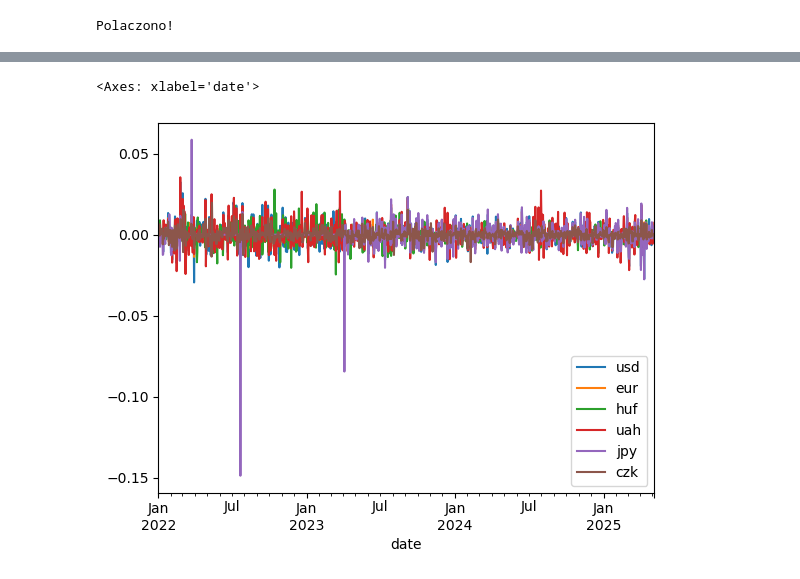
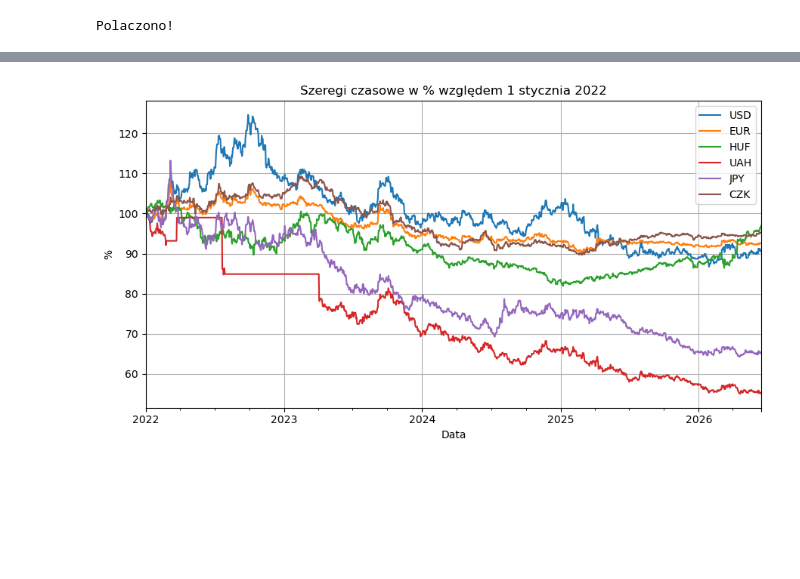
Before and after one commit to dradamm8/ExchangeRatesAnalysis, a Jupyter notebook: notebooks/projekt.ipynb, the cells around one changed output, grey strips where cells are left out. Drawn from its saved outputs; the diff is of its cells as text; code cells hidden in the pictures; blank space fills up the shorter version.

```diff
--- a/notebooks/projekt.ipynb
+++ b/notebooks/projekt.ipynb
@@ -43,5 +47,19 @@ df
+# %%
+codes = ['usd', 'eur', 'huf', 'uah', 'jpy', 'czk']
+codes_upp = []
+for i in range(6):
+    codes_upp.append(codes[i].upper())
 # %%
-(df.diff() / df).plot()
+perc_df = (df / df.iloc[0] * 100)
+
+fig, ax = plt.subplots(1, 1, figsize = (9,5), facecolor = 'white', tight_layout = True)
+
+perc_df.plot(ax = ax).legend(labels = codes_upp)
+plt.title("Szeregi czasowe w % względem 1 stycznia 2022")
+plt.xlabel("Data")
+plt.ylabel("%")
+plt.grid(visible = True)
+
+plt.show()
 # %% [output]
-<Axes: xlabel='date'>
-[figure, old version]
+[figure, new version]
```
Also changed, not shown: parts of 27 cells of this notebook.
